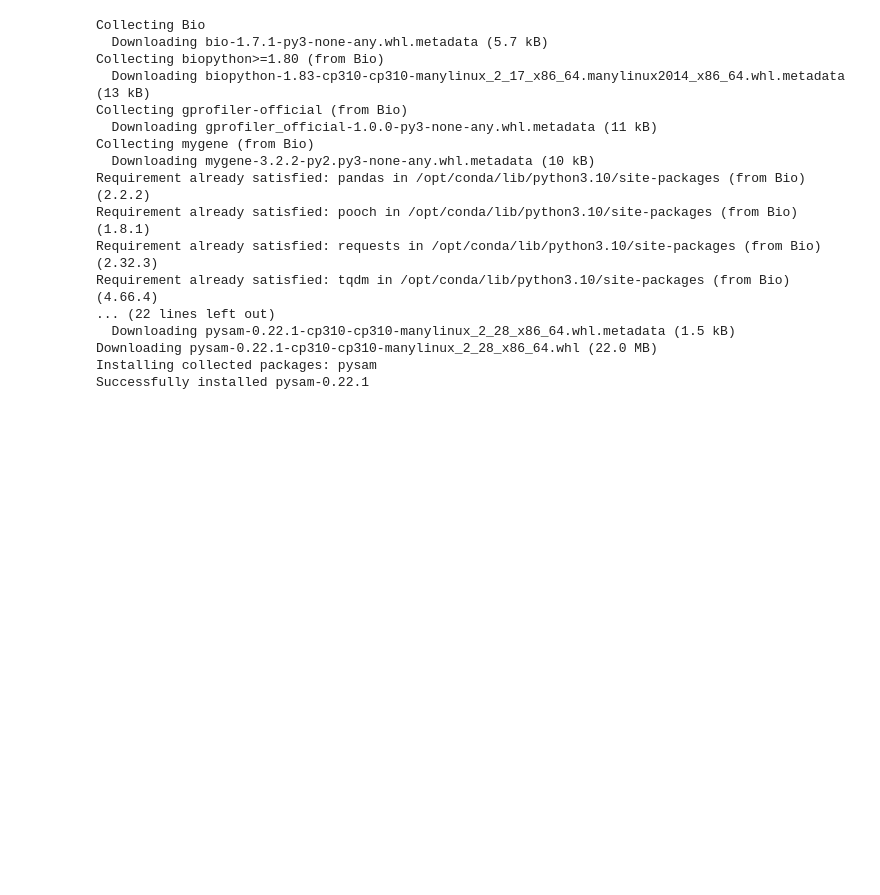
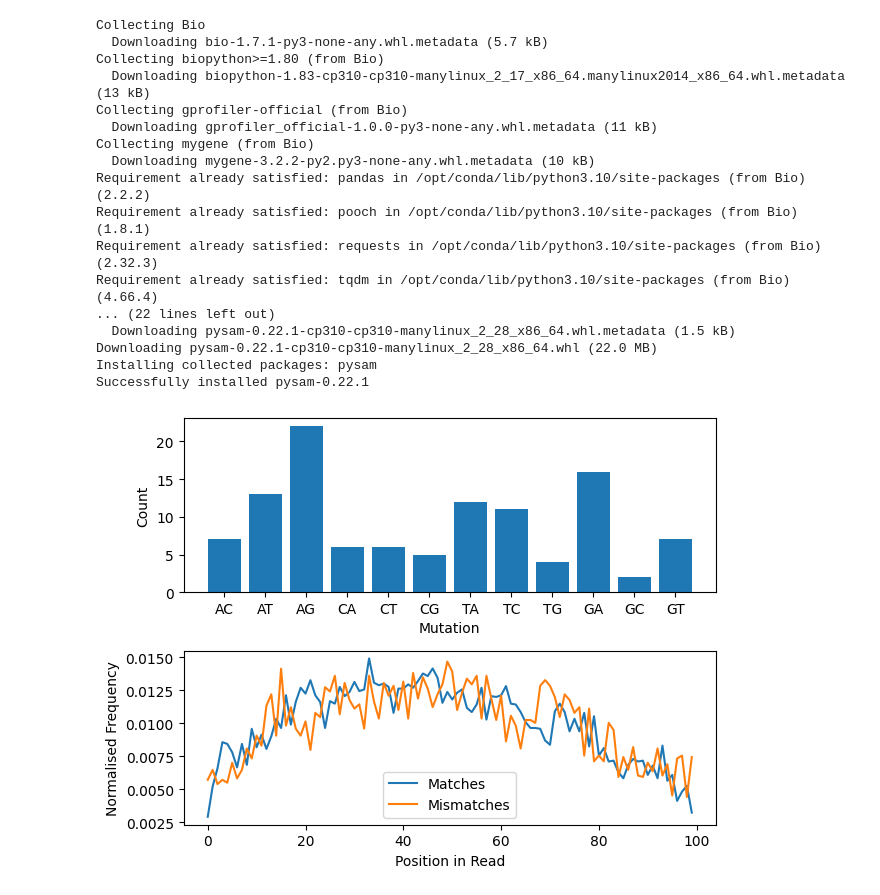
Before and after one commit to RiboRings/neurogenomics, a Jupyter notebook: project2.ipynb, the cells around one changed output. Cells and saved outputs as stored; diff of their text form; code cells hidden in the pictures; blank space fills up the shorter version.

Commit message:
Kaggle Notebook | Neurogenomics Project | Add plots

```diff
--- a/project2.ipynb
+++ b/project2.ipynb
@@ -56,6 +57,7 @@ df["start"] = df["start"].astype(int)
 df["end"] = df["end"].astype(int)
 # %%
 i = 0
+letters = "ACTG"
 error_rate = 1e-3
 min_base_quality = 30
 alpha = 0.05
@@ -71,26 +73,64 @@ gene_pileup = gfl_bam.pileup(
     min_base_quality=min_base_quality
 )
 
+position_dict = {}
+pair_counter = Counter({"".join(pair): 0 for pair in permutations(letters, 2)})
+n = 0
+
 with open(working_dir + "modifications.txt", "w") as results:
 
     results.write("Position\tCoverage\tA\tC\tT\tG\tVar\tTotal\tPadj\n")
 
     for column in gene_pileup:
 
-        base_counter = Counter({"A": 0, "C": 0, "T": 0, "G": 0})
+        if n == 10000:
+            break
+
+        n += 1
+
+        base_counter = Counter({base: 0 for base in letters})
 
         for read in column.pileups:
             if not read.is_del and not read.is_refskip:
 
-                base = read.alignment.query_sequence[read.query_position]
+                read_pos = read.query_position
+                base = read.alignment.query_sequence[read_pos]
+
                 base_counter.update(base)
+                position_dict[read_pos] = position_dict.get(read_pos, "") + base
 
         ref, var = base_counter.most_common(2)
         pval = binom.cdf(ref[1], ref[1] + var[1], 1 - error_rate)
 
         if pval < alpha / orf_range:
 
+            pair_counter.update({ref[0] + var[0]: 1})
+            read_range = range(max(position_dict.keys()) + 1)
+
+            matches = [position_dict.get(i, "").count(ref[0]) for i in read_range]
+            mismatches = [position_dict.get(i, "").count(var[0]) for i in read_range]
+
+            matches = [match / sum(matches) for match in matches]
+            mismatches = [mismatch / sum(mismatches) for mismatch in mismatches]
+
             results.write(f"{column.pos}\t{column.n}\t")
             results.write(f"{base_counter['A']}\t{base_counter['C']}\t")
             results.write(f"{base_counter['T']}\t{base_counter['G']}\t")
             results.write(f"{var[1]}\t{ref[1] + var[1]}\t{pval:.2g}\n")
+# %%
+fig, axes = plt.subplots(2)
+
+axes[0].bar(pair_counter.keys(), pair_counter.values())
+axes[0].set_xlabel("Mutation")
+axes[0].set_ylabel("Count")
+
+axes[1].plot(matches, label="Matches")
+axes[1].plot(mismatches, label="Mismatches")
+
+axes[1].set_xlabel("Position in Read")
+axes[1].set_ylabel("Normalised Frequency")
+axes[1].legend(loc="lower center")
+
+plt.tight_layout()
+# %% [output]
+[figure, added]
```
Also changed, not shown: parts of 1 cell of this notebook.
